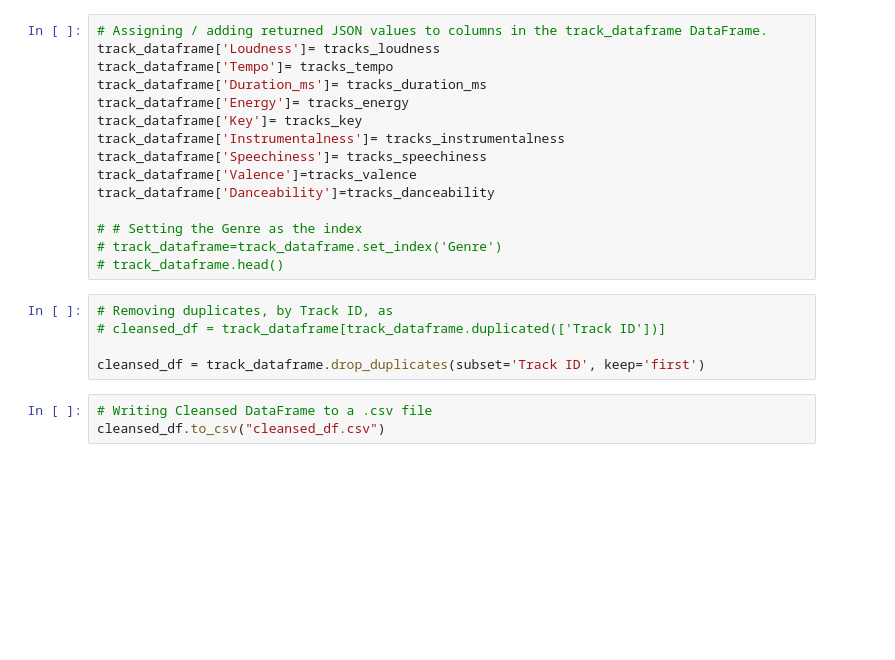
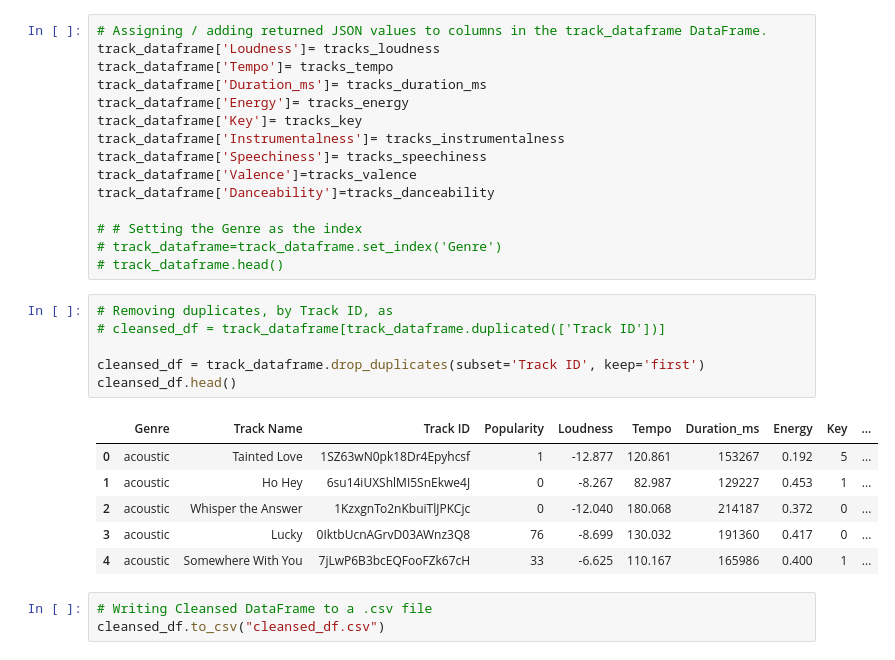
Before and after one commit to heesung80/Group_project_1, a Jupyter notebook: group_project/genre_random_will_edits.ipynb, the cells around one changed output. Saved outputs shown, nothing was run; the diff lists cells and outputs as text; blank space fills up the shorter version.

```diff
--- a/group_project/genre_random_will_edits.ipynb
+++ b/group_project/genre_random_will_edits.ipynb
@@ -186,8 +186,16 @@ track_dataframe['Danceability']=tracks_danceability
 # %%
 # Removing duplicates, by Track ID, as
 # cleansed_df = track_dataframe[track_dataframe.duplicated(['Track ID'])]
 
 cleansed_df = track_dataframe.drop_duplicates(subset='Track ID', keep='first')
+cleansed_df.head()
+# %% [output]
+|  | Genre | Track Name | Track ID | Popularity | Loudness | Tempo | Duration_ms | Energy | Key | ... |
+| 0 | acoustic | Tainted Love | 1SZ63wN0pk18Dr4Epyhcsf | 1 | -12.877 | 120.861 | 153267 | 0.192 | 5 | ... |
+| 1 | acoustic | Ho Hey | 6su14iUXShlMI5SnEkwe4J | 0 | -8.267 | 82.987 | 129227 | 0.453 | 1 | ... |
+| 2 | acoustic | Whisper the Answer | 1KzxgnTo2nKbuiTlJPKCjc | 0 | -12.040 | 180.068 | 214187 | 0.372 | 0 | ... |
+| 3 | acoustic | Lucky | 0IktbUcnAGrvD03AWnz3Q8 | 76 | -8.699 | 130.032 | 191360 | 0.417 | 0 | ... |
+| 4 | acoustic | Somewhere With You | 7jLwP6B3bcEQFooFZk67cH | 33 | -6.625 | 110.167 | 165986 | 0.400 | 1 | ... |
 # %%
 # Writing Cleansed DataFrame to a .csv file
 cleansed_df.to_csv("cleansed_df.csv")
```
Also changed, not shown: parts of 3 cells of this notebook, 3 other files.
